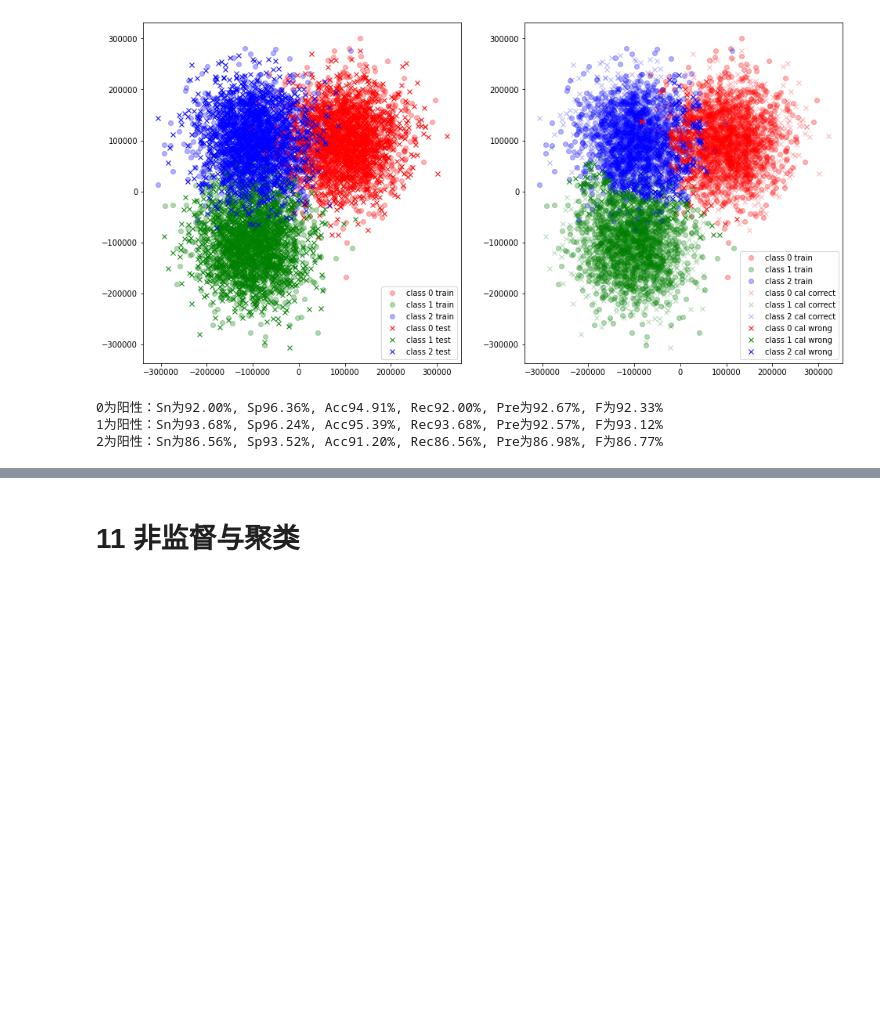
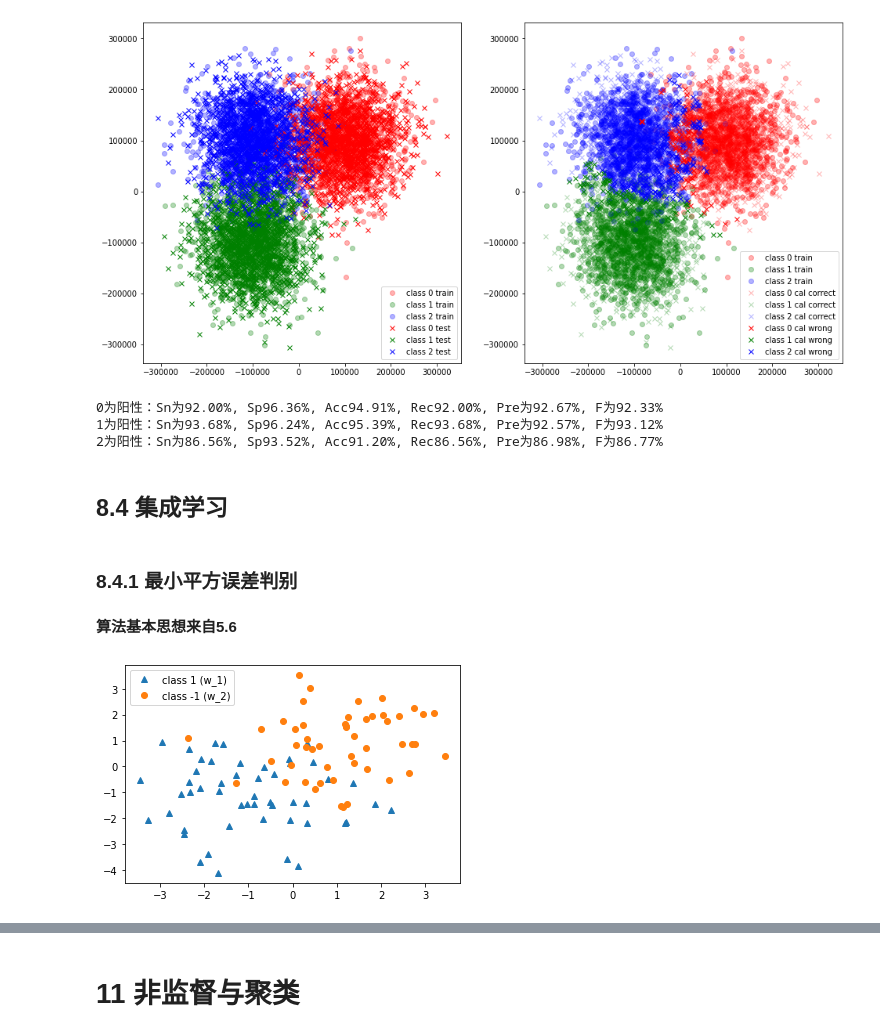
Before and after one commit to ZhuBodian/mo_shi_shi_bie_4, a Jupyter notebook: example.ipynb, the cells around one changed output, grey strips where cells are left out. Drawn from its saved outputs; the diff is of its cells as text; code cells hidden in the pictures; blank space fills up the shorter version.

```diff
--- a/example.ipynb
+++ b/example.ipynb
@@ -770,3 +770,9 @@ my_evaluate(test_label, cal_label)
 0为阳性：Sn为92.00%, Sp96.36%, Acc94.91%, Rec92.00%, Pre为92.67%, F为92.33%
 1为阳性：Sn为93.68%, Sp96.24%, Acc95.39%, Rec93.68%, Pre为92.57%, F为93.12%
 2为阳性：Sn为86.56%, Sp93.52%, Acc91.20%, Rec86.56%, Pre为86.98%, F为86.77%
+# %% [markdown]
+## 8.4 集成学习
+# %% [markdown]
+### 8.4.1 最小平方误差判别
+# %% [markdown]
+**算法基本思想来自5.6**
@@ -772,0 +785,24 @@ my_evaluate(test_label, cal_label)
+# %%
+def my_plot(data, label):
+    data0 = data[np.where(label == -1)[0]]
+    data1 = data[np.where(label == 1)[0]]
+
+    plt.figure()
+    plt.plot(data1[:, 0], data1[:, 1], '^', label='class 1 (w_1)')
+    plt.plot(data0[:, 0], data0[:, 1],  'o', label='class -1 (w_2)')
+
+    plt.legend()
+
+    plt.show()
+# %%
+# 准备数据
+n_samples = 100
+centers = [[1, 1], [-1, -1]]
+std = 1.2
+prior = np.array([0.5, 0.5])
+data, label = datasets.make_blobs(n_samples=n_samples, n_features=2, centers=centers, cluster_std=std)
+label = 2 * label - 1
+
+my_plot(data, label)
+# %% [output]
+[figure, added]
```
Also changed, not shown: parts of 9 cells of this notebook, 1 other file.
